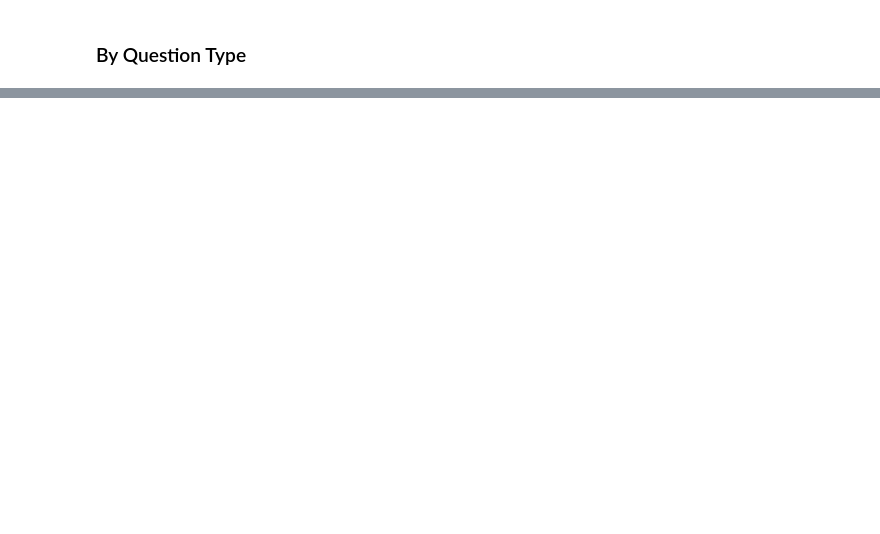
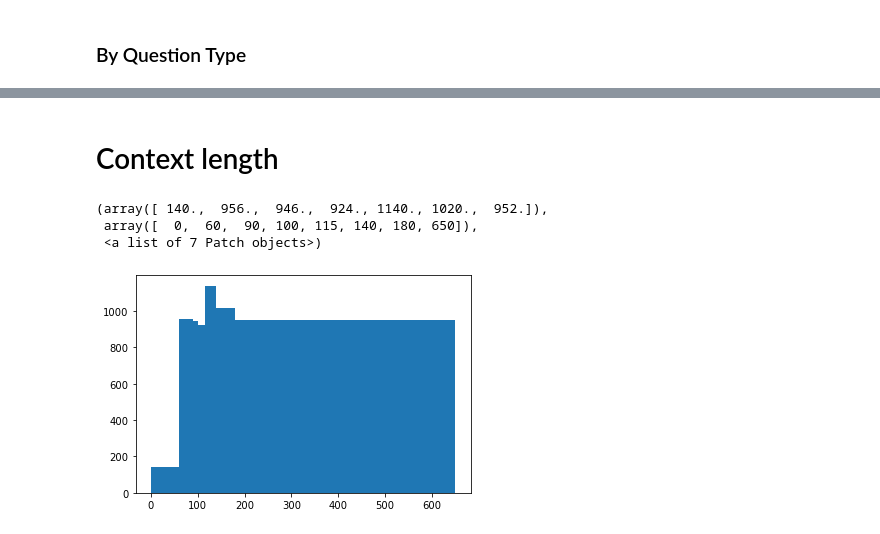
Before and after one commit to mayankiitg/cs224n-Question-Answering-on-SQUAD-2.0, a Jupyter notebook: predictions_analysis.ipynb, the cells around one changed output, grey strips where cells are left out. Saved outputs shown, nothing was run; the diff lists cells and outputs as text; code cells hidden in the pictures; blank space fills up the shorter version.

```diff
--- a/predictions_analysis.ipynb
+++ b/predictions_analysis.ipynb
@@ -10,5 +19,5 @@ def load_dev(filepath):
     data = json.load(open(filepath))
     truth_dict = {}
     for k, v in data.items():
-        truth_dict[v['uuid']] = {'answers': v['answers'], 'question':v['question']}
+        truth_dict[v['uuid']] = {'answers': v['answers'], 'question':v['question'], 'context':v['context']}
     return truth_dict
@@ -254,0 +317,14 @@ quest_dict = question_type_analysis('data/dev_submission.csv')
+# %% [markdown]
+# Context length
+# %%
+context = []
+for x in eval_dataset:
+    this_context = eval_dataset[x]['context']
+    this_length = len(this_context.split(' '))
+    context.append(this_length)
+plt.hist(context, bins = [0, 60, 90, 100, 115, 140, 180, 650])
+# %% [output]
+(array([ 140.,  956.,  946.,  924., 1140., 1020.,  952.]),
+ array([  0,  60,  90, 100, 115, 140, 180, 650]),
+ <a list of 7 Patch objects>)
+[figure, added]
```
Also changed, not shown: parts of 65 cells of this notebook.
